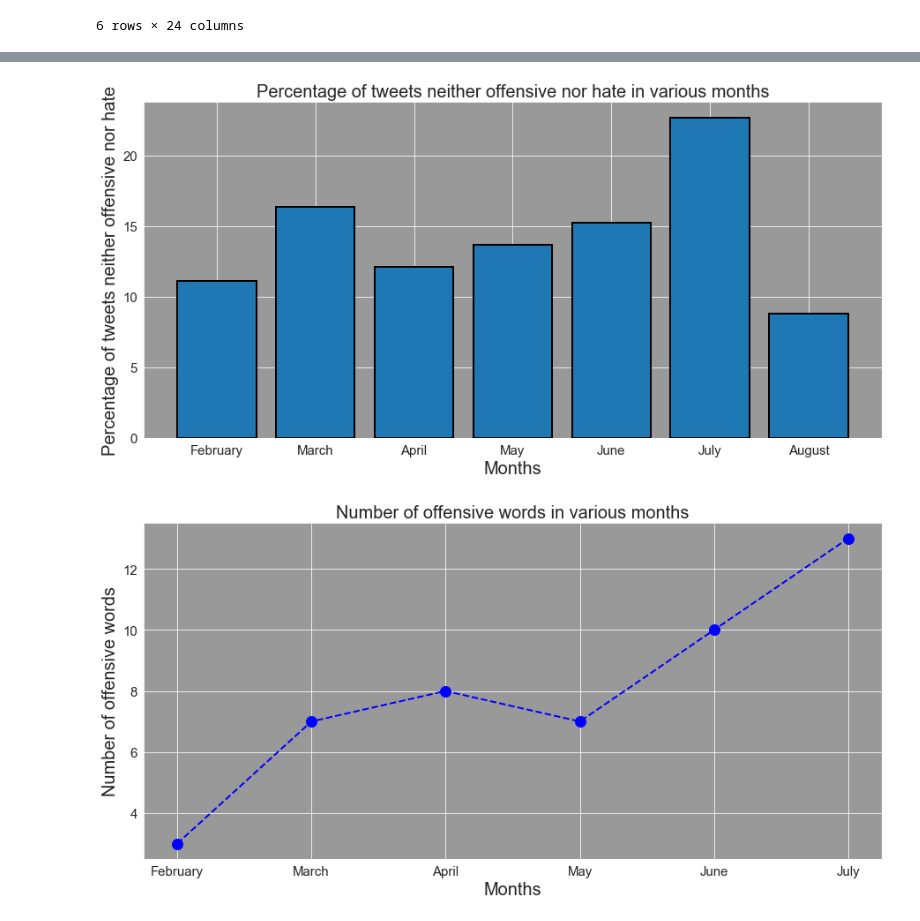
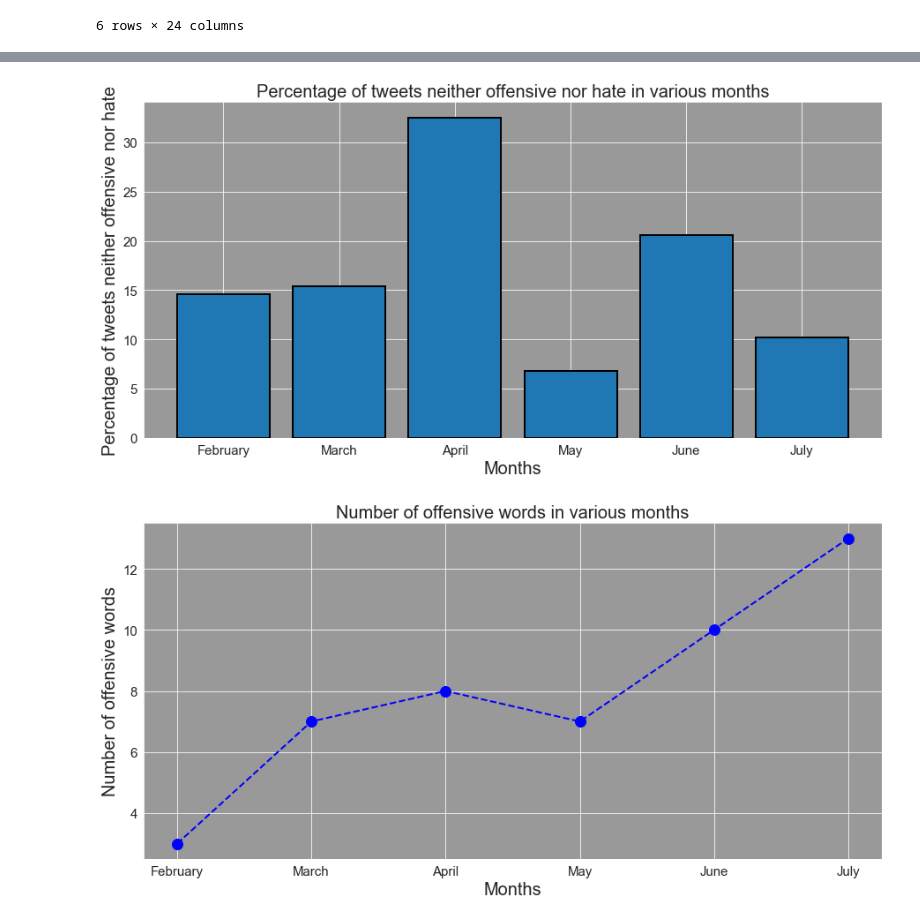
Before and after one commit to abhisheksaxena1998/hate_speech_threat_detection, a Jupyter notebook: Alanduncan.ipynb, the cells around one changed output, grey strips where cells are left out. Drawn from its saved outputs; the diff is of its cells as text; code cells hidden in the pictures.

```diff
--- a/Alanduncan.ipynb
+++ b/Alanduncan.ipynb
@@ -4,7 +4,7 @@ import numpy as np
 import seaborn as sns
 import matplotlib.pyplot as plt
 
-sns.set_style("darkgrid", {"axes.facecolor": ".6"})
+sns.set_style("darkgrid", {"axes.facecolor": ".5"})
 
 d1=pd.read_csv("final Alan Duncan.csv",encoding="latin1")
 d1
@@ -130,24 +129,24 @@ pern
 # %%
 
-xi=['February','March','April','May','June',"July",'August']
+xi=['February','March','April','May','June',"July"]
 
 #for i in pero.index:
    # xi.append(i)
 yn=[]
 
 for i in pern:
     yn.append(i)
 fig, ax = plt.subplots(figsize=(15,7))
 plt.bar(xi, yn, edgecolor = 'black', linewidth=2)
 
 ax.set_xlabel('Months',fontsize=20)
 ax.set_ylabel('Percentage of tweets neither offensive nor hate',fontsize=20)
 ax.set_title("Percentage of tweets neither offensive nor hate in various months",fontsize=20)
 
 ax = plt.gca()
 ax.tick_params(axis = 'both', which = 'major', labelsize = 15)
 # %% [output]
-[figure, old version]
+[figure, new version]
 # %%
 
 
```
Also changed, not shown: parts of 41 cells of this notebook, 10 other files.
